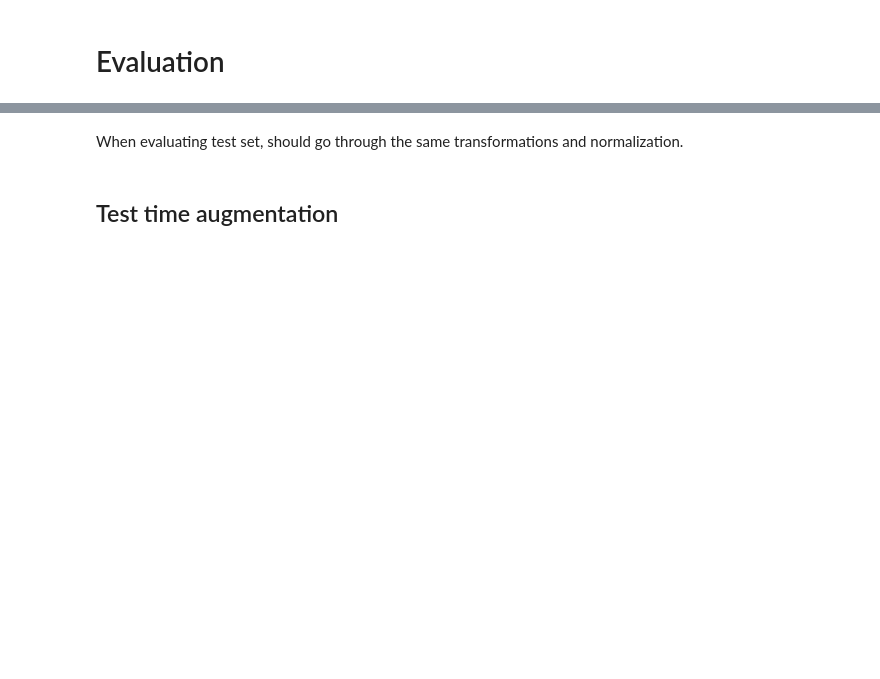
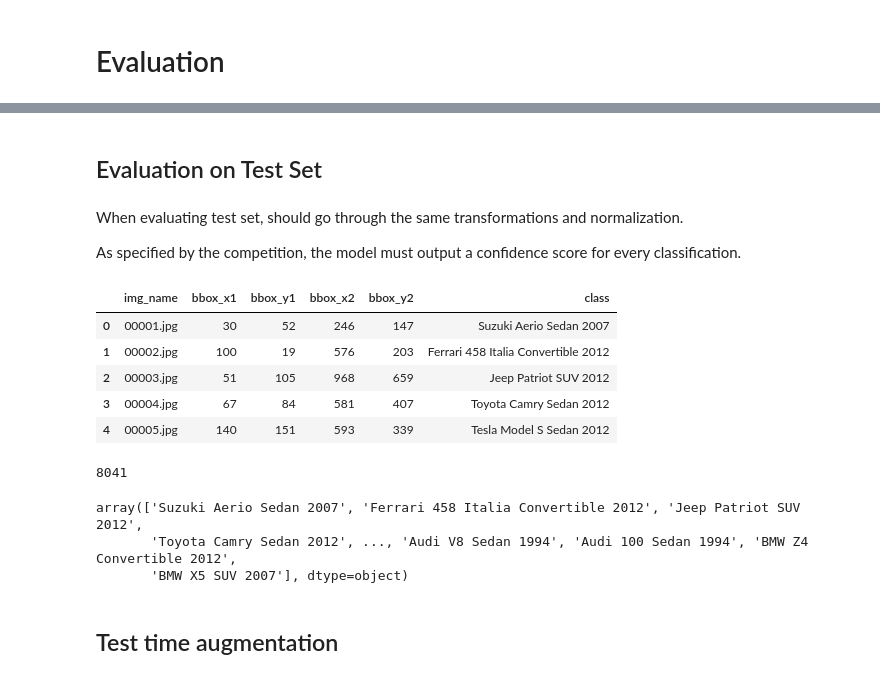
Before and after one commit to yizhe-ang/VroomNet, a Jupyter notebook: notebooks/test.ipynb, the cells around one changed output, grey strips where cells are left out. Saved outputs shown, nothing was run; the diff lists cells and outputs as text; code cells hidden in the pictures; blank space fills up the shorter version.

```diff
--- a/notebooks/test.ipynb
+++ b/notebooks/test.ipynb
@@ -238,5 +243,9 @@ interp.plot_top_losses(9, figsize=(15, 11))
 # interp.plot_confusion_matrix(figsize=(12, 12))
 # %%
 interp.most_confused(min_val=2)
+# %% [markdown]
+## Evaluation on Test Set
 # %% [markdown]
 When evaluating test set, should go through the same transformations and normalization.
+
+As specified by the competition, the model must output a confidence score for every classification.
@@ -247,0 +260,14 @@ learn = load_learner(test=test_imgs)
+# %%
+test_df = pd.read_csv(os.path.join(DATA_DIR, TEST_DF_NAME))
+test_df.head()
+# %% [output]
+|  | img_name | bbox_x1 | bbox_y1 | bbox_x2 | bbox_y2 | class |
+| 0 | 00001.jpg | 30 | 52 | 246 | 147 | Suzuki Aerio Sedan 2007 |
+| 1 | 00002.jpg | 100 | 19 | 576 | 203 | Ferrari 458 Italia Convertible 2012 |
+| 2 | 00003.jpg | 51 | 105 | 968 | 659 | Jeep Patriot SUV 2012 |
+| 3 | 00004.jpg | 67 | 84 | 581 | 407 | Toyota Camry Sedan 2012 |
+| 4 | 00005.jpg | 140 | 151 | 593 | 339 | Tesla Model S Sedan 2012 |
+# %%
+print(len(test_df))
+# %% [output]
+8041
@@ -248 +276,7 @@ learn = load_learner(test=test_imgs)
+# %%
+y_true = [learn.classes.index(y) for y in y_true]
+# %% [output]
+array(['Suzuki Aerio Sedan 2007', 'Ferrari 458 Italia Convertible 2012', 'Jeep Patriot SUV 2012',
+       'Toyota Camry Sedan 2012', ..., 'Audi V8 Sedan 1994', 'Audi 100 Sedan 1994', 'BMW Z4 Convertible 2012',
+       'BMW X5 SUV 2007'], dtype=object)
 # %%
```
Also changed, not shown: parts of 46 cells of this notebook, 2 other files.
